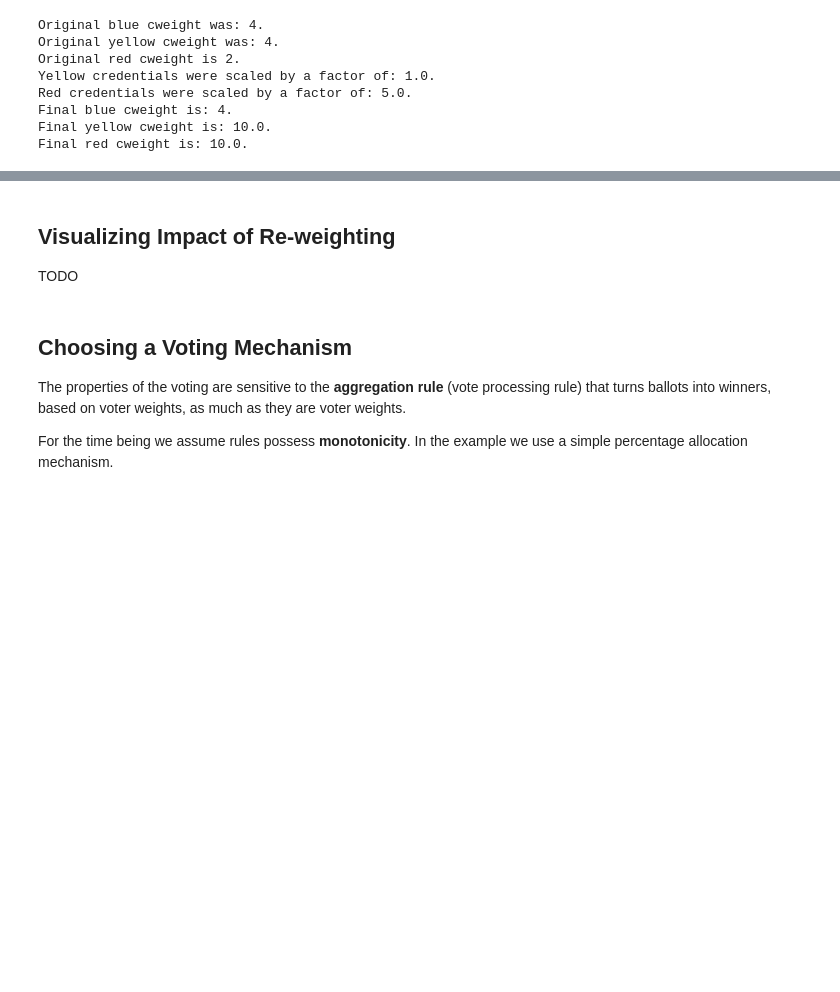
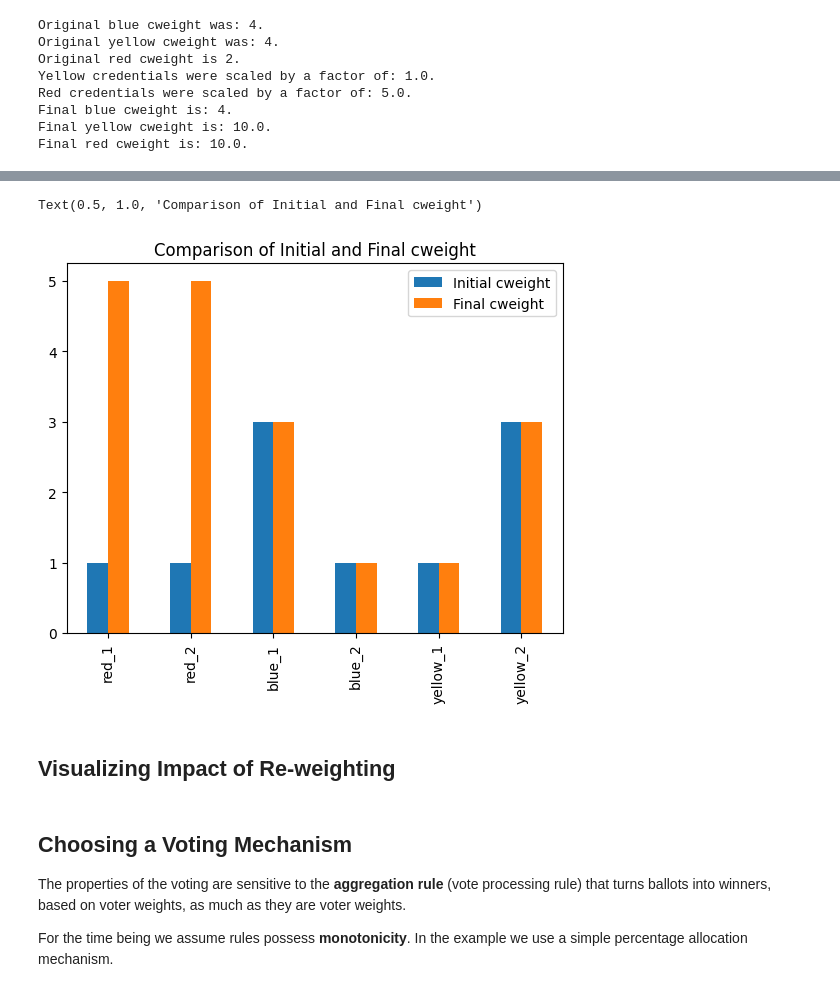
Before and after one commit to TE-Academy/Reputation-based_Weighted_Voting, a Jupyter notebook: notebooks/demonstration-octopus-mainly-code.ipynb, the cells around one changed output, grey strips where cells are left out. Cells and saved outputs as stored; diff of their text form; code cells hidden in the pictures; blank space fills up the shorter version.

```diff
--- a/notebooks/demonstration-octopus-mainly-code.ipynb
+++ b/notebooks/demonstration-octopus-mainly-code.ipynb
@@ -346,7 +296,33 @@ final_voter_weights_dict
+# %%
+# Plot Initial Weights
+
+initial_cweight_values = np.array([voter_cred_df[col].sum() * initial_cred_weights.get(col)
+                  for col in voter_cred_df.columns])
+final_cweight_values = np.array([voter_cred_df[col].sum() * final_cred_weights_dict.get(col)
+                  for col in voter_cred_df.columns])
+cred_names = list(voter_cred_df.columns)
+
+initial_cweights = pd.Series(
+    initial_cweight_values, index=cred_names
+).sort_values(ascending=True)
+
+final_cweights = pd.Series(
+    final_cweight_values, index=cred_names
+).sort_values(ascending=True)
+
+# Create a DataFrame with credential names as index and initial and final weights as columns
+weight_comparison_df = pd.DataFrame({
+    'Initial cweight': initial_cweight_values,
+    'Final cweight': final_cweight_values
+}, index=cred_names)
+# %%
+weight_comparison_df.plot(kind="bar")
+plt.title("Comparison of Initial and Final cweight")
+# %% [output]
+Text(0.5, 1.0, 'Comparison of Initial and Final cweight')
+[figure, added]
 # %% [markdown]
 ## Visualizing Impact of Re-weighting
-
-TODO
 # %% [markdown]
 ## Choosing a Voting Mechanism
 
```
Also changed, not shown: parts of 31 cells of this notebook, 5 other files.
